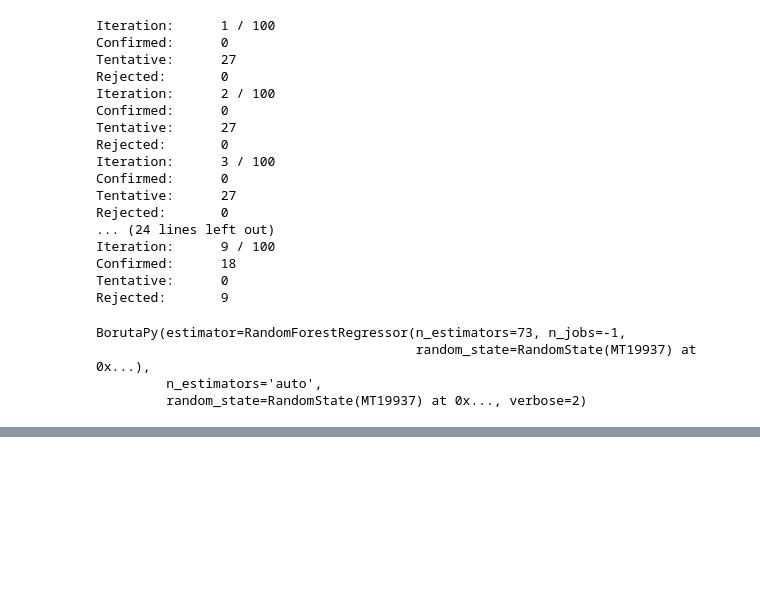
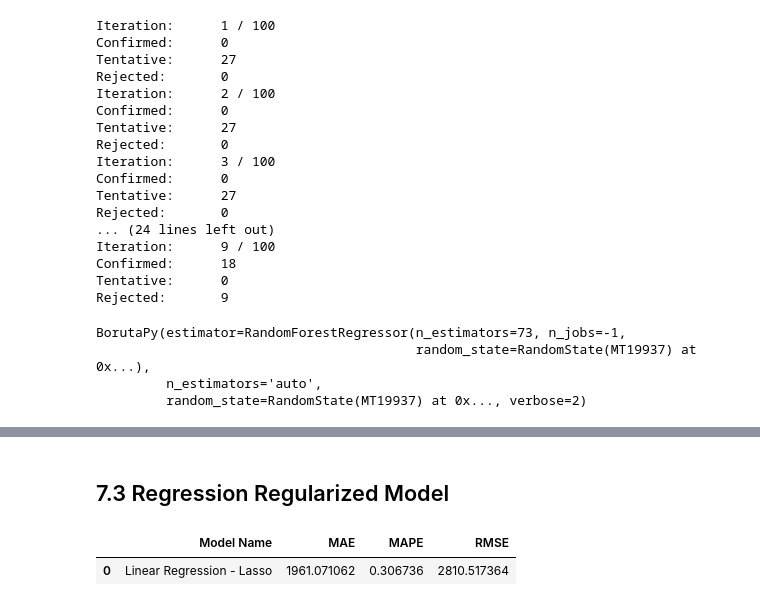
Before and after one commit to andersonrenatobonif/store_sales_predicition, a Jupyter notebook: v01_store_sales_prediction.ipynb, the cells around one changed output, grey strips where cells are left out. Drawn from its saved outputs; the diff is of its cells as text; code cells hidden in the pictures; blank space fills up the shorter version.

```diff
--- a/v01_store_sales_prediction.ipynb
+++ b/v01_store_sales_prediction.ipynb
@@ -937,0 +971,15 @@ cols_selected_boruta = ['store',
+# %% [markdown]
+## 7.3 Regression Regularized Model
+# %%
+#model
+lrr = Lasso( alpha=0.001 ).fit( X_train, y_train)
+
+#prediction
+yhat_lrr = lrr.predict( X_test )
+
+# performance
+lrr_result = ml_error( 'Linear Regression - Lasso', np.expm1( y_test ), np.expm1( yhat_lrr ) )
+lrr_result
+# %% [output]
+|  | Model Name | MAE | MAPE | RMSE |
+| 0 | Linear Regression - Lasso | 1961.071062 | 0.306736 | 2810.517364 |
```
Also changed, not shown: parts of 11 cells of this notebook.
